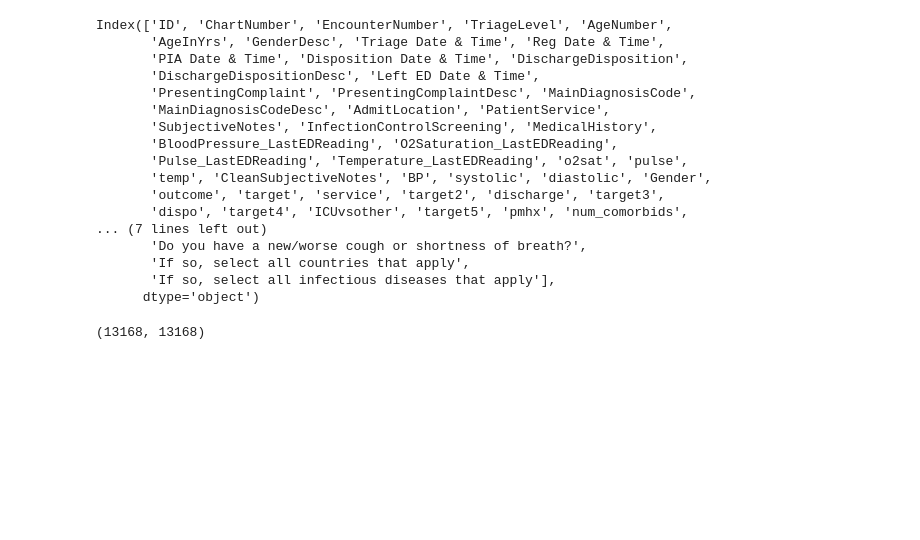
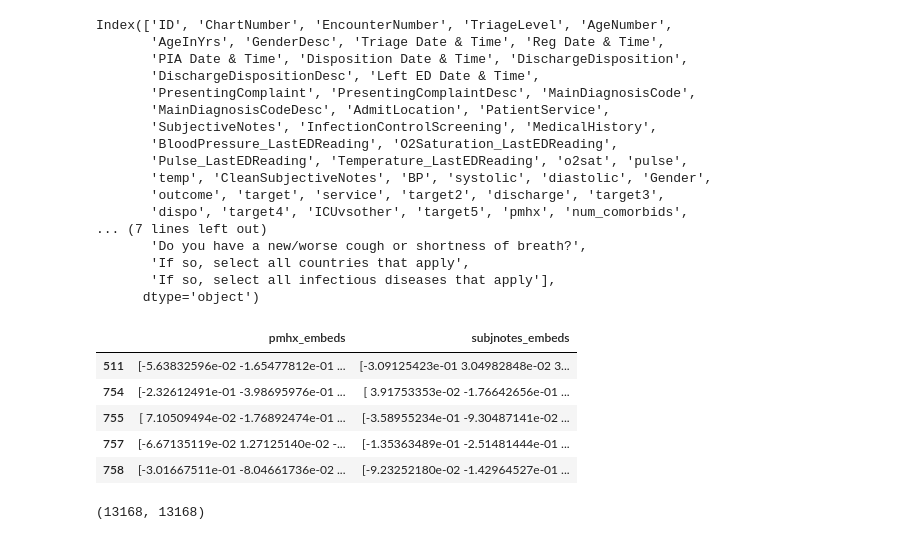
Before and after one commit to Jaskolk/ed-triage, a Jupyter notebook: complex_linear_classifier.ipynb, the cells around one changed output. Drawn from its saved outputs; the diff is of its cells as text; code cells hidden in the pictures; blank space fills up the shorter version.

```diff
--- a/complex_linear_classifier.ipynb
+++ b/complex_linear_classifier.ipynb
@@ -1262,7 +1262,7 @@ so the flatter network does significantly worse 37.5% accuracy
 # %% [markdown]
 ## gonna try now with 2 classes for fun
 # %%
-df1 = pd.read_csv(data_path + '/pmhx_embeds.csv', header = None, index_col = 0)
+df1 = pd.read_csv(data_path + '/medhx_embeds.csv', header = None, index_col = 0)
 df2 = pd.read_csv(data_path + '/subjnote_embeds.csv', header = None, index_col = 0)
 balanced_data = pd.read_csv(data_path + '/balanced_admit_dc_nlp_data.csv', index_col = 0)
 # %%
@@ -1294,6 +1294,15 @@ df1.columns = ['pmhx_embeds']
 df2.columns = ['subjnotes_embeds']
 # %%
 df3 = pd.concat([df1,df2 ], axis = 1)
+# %%
+df3.head()
+# %% [output]
+|  | pmhx_embeds | subjnotes_embeds |
+| 511 | [-5.63832596e-02 -1.65477812e-01 ... | [-3.09125423e-01 3.04982848e-02 3... |
+| 754 | [-2.32612491e-01 -3.98695976e-01 ... | [ 3.91753353e-02 -1.76642656e-01 ... |
+| 755 | [ 7.10509494e-02 -1.76892474e-01 ... | [-3.58955234e-01 -9.30487141e-02 ... |
+| 757 | [-6.67135119e-02 1.27125140e-02 -... | [-1.35363489e-01 -2.51481444e-01 ... |
+| 758 | [-3.01667511e-01 -8.04661736e-02 ... | [-9.23252180e-02 -1.42964527e-01 ... |
 # %%
 overlap = [x for x in  df3.index if x in balanced_data.index]
 # %%
```
Also changed, not shown: parts of 6 cells of this notebook, 1 other file.
